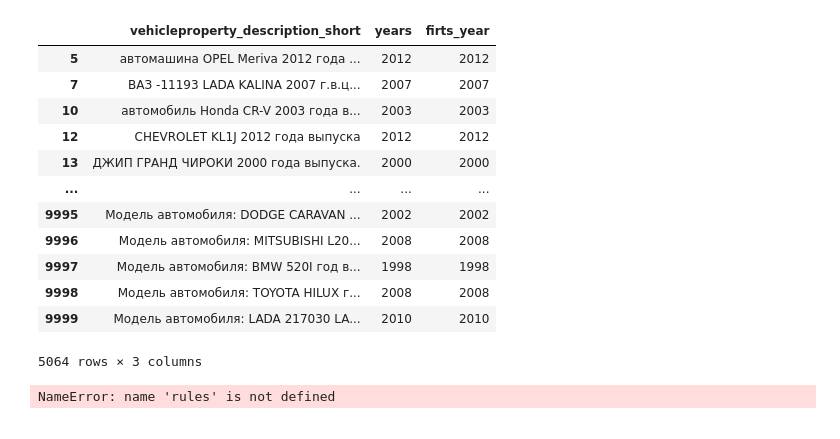
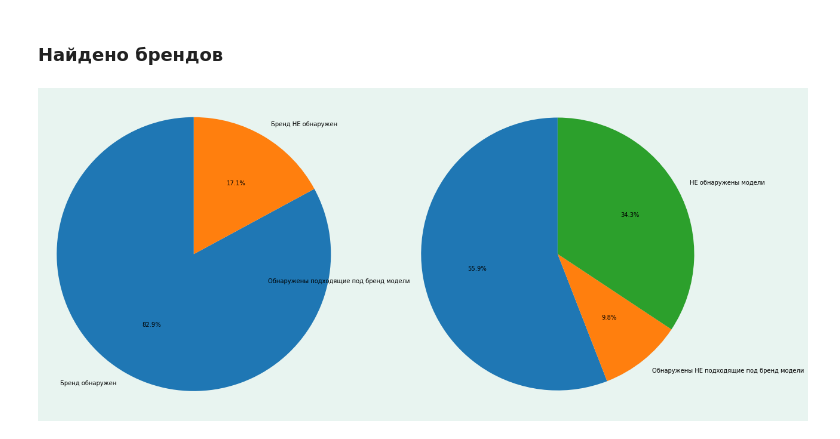
Before and after one commit to dumperize/autostat, a Jupyter notebook: src/notebooks/analize.py.ipynb, the cells around one changed output. Drawn from its saved outputs; the diff is of its cells as text; code cells hidden in the pictures.

```diff
--- a/src/notebooks/analize.py.ipynb
+++ b/src/notebooks/analize.py.ipynb
@@ -1,46 +7,12 @@
 # %%
 import pandas as pd
 # %%
-df = pd.read_excel('../../data/interim/pledges_ner.xls')
+df = pd.read_excel('data/interim/pledges_ner.xls')
-# %%
-df['firts_year'] = df['years'].apply(lambda x: str(x).split(',')[0])
-# %%
-df[df['years'].notna()][['vehicleproperty_description_short', 'years', 'firts_year']]
-# %% [output]
-|  | vehicleproperty_description_short | years | firts_year |
-| 5 | автомашина OPEL Meriva 2012 года ... | 2012 | 2012 |
-| 7 | ВАЗ -11193 LADA KALINA 2007 г.в.ц... | 2007 | 2007 |
-| 10 | автомобиль Honda CR-V 2003 года в... | 2003 | 2003 |
-| 12 | CHEVROLET KL1J 2012 года выпуска | 2012 | 2012 |
-| 13 | ДЖИП ГРАНД ЧИРОКИ 2000 года выпуска. | 2000 | 2000 |
-| ... | ... | ... | ... |
-| 9995 | Модель автомобиля: DODGE CARAVAN ... | 2002 | 2002 |
-| 9996 | Модель автомобиля: MITSUBISHI L20... | 2008 | 2008 |
-| 9997 | Модель автомобиля: BMW 520I год в... | 1998 | 1998 |
-| 9998 | Модель автомобиля: TOYOTA HILUX г... | 2008 | 2008 |
-| 9999 | Модель автомобиля: LADA 217030 LA... | 2010 | 2010 |
-5064 rows × 3 columns
-# %%
-
-import ru_core_news_sm
-
-nlp = ru_core_news_sm.load(exclude=['tok2vec', 'morphologizer', 'parser', 'senter', 'attribute_ruler', 'lemmatizer'])
-
-config = { "overwrite_ents": True }
-ruler = nlp.add_pipe("entity_ruler", before="ner", config=config) #.from_disk(RULES_PATH +"all_rules.jsonl", )
-rules.append({"label": "YEAR", "pattern": [{"LOWER": {"REGEX": "(19|20)\d{2}"}}], "id": "4-digits"})
-rules.append({"label": "YEAR", "pattern": [{"LOWER": {"REGEX": "\D(\d{2})\D"}}], "id": "2-digits"})
-ruler.add_patterns(rules)
-
-nlp.add_pipe("expand_model", after="ner")
-
-article = 'Автогрейдер ДЗ-122Б-7ПСМ ВЕ 251068дата выдачи 04.02.2008г.гос. номер код 74 серия ХА №3762свидетельство №ВК 921523Заводской номер16008802008 г.в.'
-
-colors = {"BRAND": "#aa9cfc", "MODEL": "#fc9ce7", "YEAR": "#9cfcb1"}
-
-doc = nlp(article)
-print([x.label_ for x in doc.ents])
-print(doc.user_data)
-displacy.render(doc, style="ent",  options=options)
-# %% [output]
-NameError: name 'rules' is not defined
+# %% [markdown]
+### Найдено брендов
+# %%
+from src.visualisation.chart import show_2_pie, show_bar_model
+
+show_2_pie(df)
+# %% [output]
+[figure, added]
```
Also changed, not shown: parts of 8 cells of this notebook, 13 other files.
